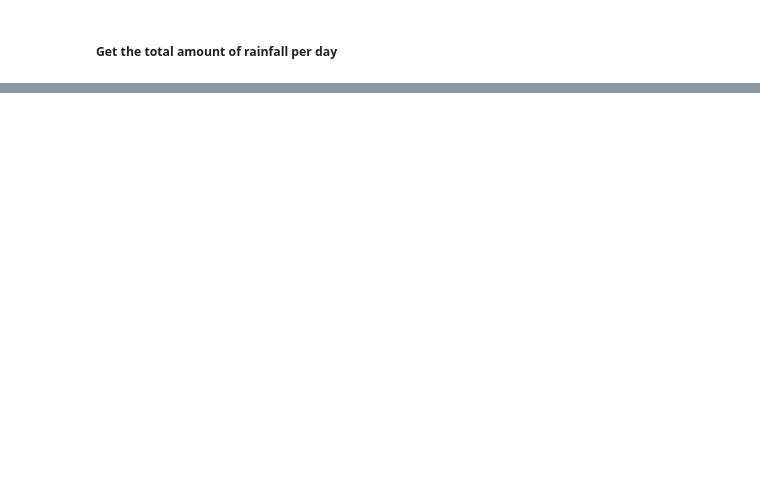
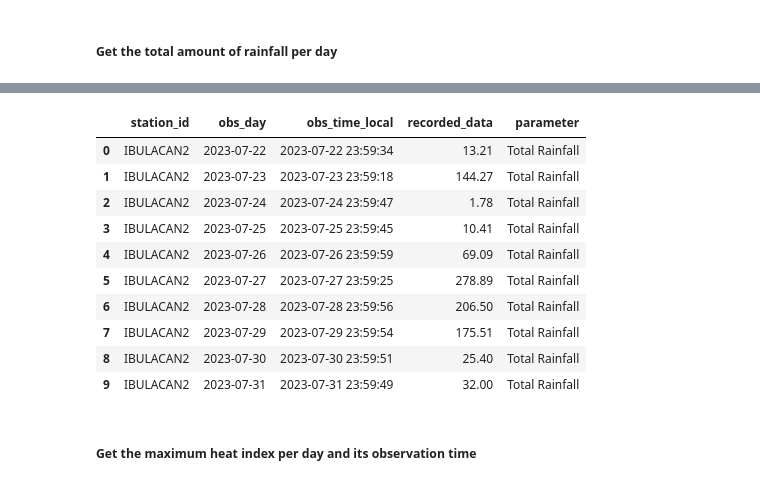
Before and after one commit to LuisSleepy/data-analysis-with-wunderground, a Jupyter notebook: experimentation/egay_falcon_habagat_rainfall_analysis.ipynb, the cells around one changed output, grey strips where cells are left out. Cells and saved outputs as stored; diff of their text form; code cells hidden in the pictures; blank space fills up the shorter version.

```diff
--- a/experimentation/egay_falcon_habagat_rainfall_analysis.ipynb
+++ b/experimentation/egay_falcon_habagat_rainfall_analysis.ipynb
@@ -107,7 +127,7 @@ memory usage: 6.0+ MB
 # %% [markdown]
 ##### Get the total amount of rainfall per day
 # %%
-total_rainfall_per_day_df = df.groupby(['station_id', 'obs_day']).agg({
+daily_max_meteorological_params_df = df.groupby(['station_id', 'obs_day']).agg({
     'obs_time_local': 'last',
     'precipitation_total': 'max'
 }).reset_index()
@@ -116,0 +134,4 @@ total_rainfall_per_day_df.to_csv('total_daily_rainfall_07222023_08032023.csv')
+# %%
+daily_max_meteorological_params_df = daily_max_meteorological_params_df.rename(columns={'precipitation_total': 'recorded_data'})
+daily_max_meteorological_params_df['parameter'] = 'Total Rainfall'
+daily_max_meteorological_params_df.head()
@@ -116,0 +164,18 @@ total_rainfall_per_day_df.to_csv('total_daily_rainfall_07222023_08032023.csv')
+# %%
+daily_max_meteorological_params_df = pd.concat([daily_max_meteorological_params_df, max_temp_df], ignore_index=True)
+# %%
+daily_max_meteorological_params_df.head(10)
+# %% [output]
+|  | station_id | obs_day | obs_time_local | recorded_data | parameter |
+| 0 | IBULACAN2 | 2023-07-22 | 2023-07-22 23:59:34 | 13.21 | Total Rainfall |
+| 1 | IBULACAN2 | 2023-07-23 | 2023-07-23 23:59:18 | 144.27 | Total Rainfall |
+| 2 | IBULACAN2 | 2023-07-24 | 2023-07-24 23:59:47 | 1.78 | Total Rainfall |
+| 3 | IBULACAN2 | 2023-07-25 | 2023-07-25 23:59:45 | 10.41 | Total Rainfall |
+| 4 | IBULACAN2 | 2023-07-26 | 2023-07-26 23:59:59 | 69.09 | Total Rainfall |
+| 5 | IBULACAN2 | 2023-07-27 | 2023-07-27 23:59:25 | 278.89 | Total Rainfall |
+| 6 | IBULACAN2 | 2023-07-28 | 2023-07-28 23:59:56 | 206.50 | Total Rainfall |
+| 7 | IBULACAN2 | 2023-07-29 | 2023-07-29 23:59:54 | 175.51 | Total Rainfall |
+| 8 | IBULACAN2 | 2023-07-30 | 2023-07-30 23:59:51 | 25.40 | Total Rainfall |
+| 9 | IBULACAN2 | 2023-07-31 | 2023-07-31 23:59:49 | 32.00 | Total Rainfall |
+# %% [markdown]
+##### Get the maximum heat index per day and its observation time
```
Also changed, not shown: parts of 31 cells of this notebook.
